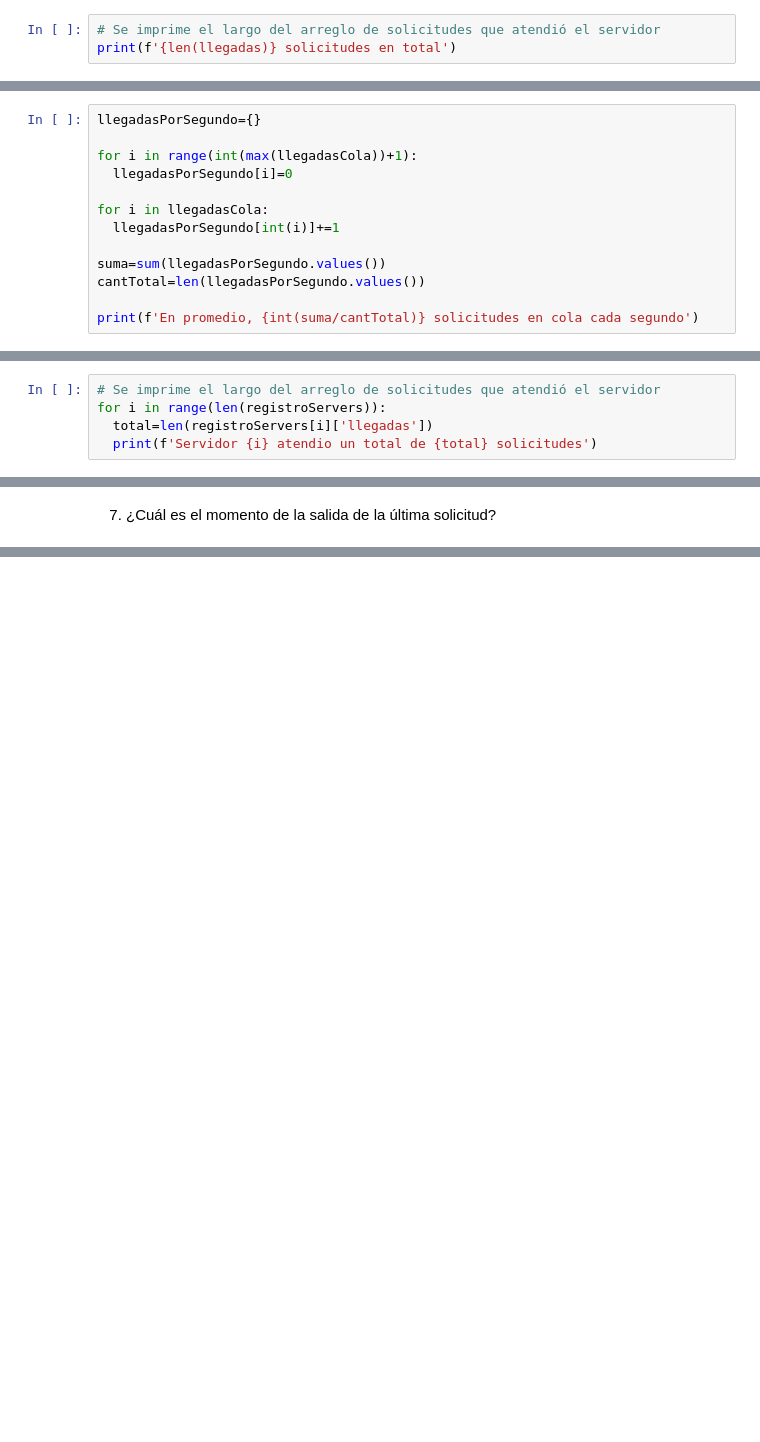
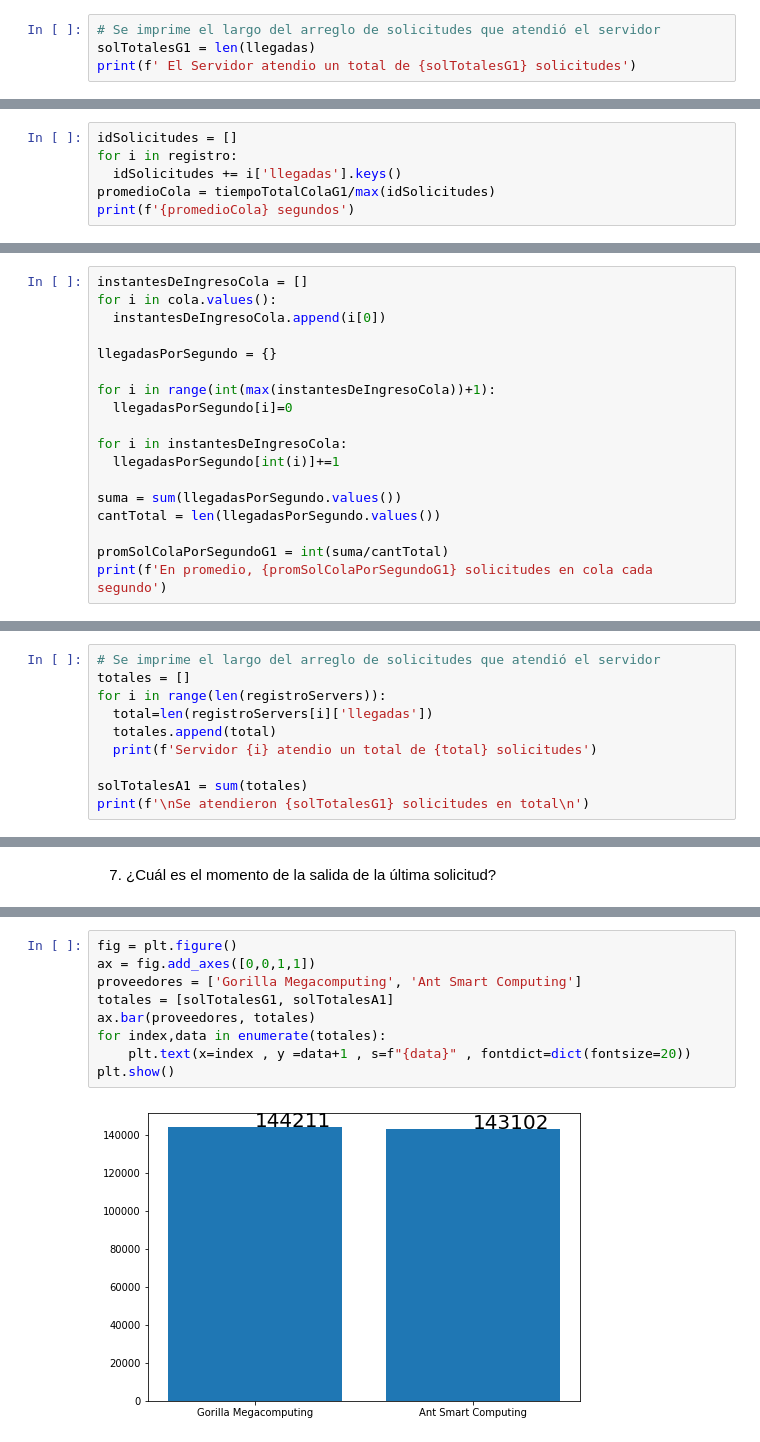
Before and after one commit to OJP98/Mini-proyecto-3-Modelos-y-Simulcacion, a Jupyter notebook: Simulacion_Miniproyecto3.ipynb, the cells around one changed output, grey strips where cells are left out. Drawn from its saved outputs; the diff is of its cells as text; blank space fills up the shorter version.

```diff
--- a/Simulacion_Miniproyecto3.ipynb
+++ b/Simulacion_Miniproyecto3.ipynb
@@ -153,5 +199,6 @@ Largo de cola: 287515
 1. ¿Cuántas solicitudes atendió cada servidor?
 # %%
 # Se imprime el largo del arreglo de solicitudes que atendió el servidor
-print(f'{len(llegadas)} solicitudes en total')
+solTotalesG1 = len(llegadas)
+print(f' El Servidor atendio un total de {solTotalesG1} solicitudes')
 # %% [output]
@@ -188,0 +249,6 @@ print(f'{promedioCola} segundos')
+# %%
+idSolicitudes = []
+for i in registro:
+  idSolicitudes += i['llegadas'].keys()
+promedioCola = tiempoTotalColaG1/max(idSolicitudes)
+print(f'{promedioCola} segundos')
@@ -189,16 +257,21 @@ print(f'{promedioCola} segundos')
 # %% [markdown]
 6. En promedio, ¿cuántas solicitudes estuvieron en cola cada segundo?
 # %%
-llegadasPorSegundo={}
+instantesDeIngresoCola = []
+for i in cola.values():
+  instantesDeIngresoCola.append(i[0])
 
-for i in range(int(max(llegadasCola))+1):
+llegadasPorSegundo = {}
+
+for i in range(int(max(instantesDeIngresoCola))+1):
   llegadasPorSegundo[i]=0
 
-for i in llegadasCola:
+for i in instantesDeIngresoCola:
   llegadasPorSegundo[int(i)]+=1
 
-suma=sum(llegadasPorSegundo.values())
-cantTotal=len(llegadasPorSegundo.values())
+suma = sum(llegadasPorSegundo.values())
+cantTotal = len(llegadasPorSegundo.values())
 
-print(f'En promedio, {int(suma/cantTotal)} solicitudes en cola cada segundo')
+promSolColaPorSegundoG1 = int(suma/cantTotal)
+print(f'En promedio, {promSolColaPorSegundoG1} solicitudes en cola cada segundo')
 # %% [output]
@@ -335,7 +293,12 @@ registroServers, registroCola, ultimoInstante=simularServerParalelo(cantServers=
 1. ¿Cuántas solicitudes atendió cada servidor?
 # %%
 # Se imprime el largo del arreglo de solicitudes que atendió el servidor
+totales = []
 for i in range(len(registroServers)):
   total=len(registroServers[i]['llegadas'])
+  totales.append(total)
   print(f'Servidor {i} atendio un total de {total} solicitudes')
+
+solTotalesA1 = sum(totales)
+print(f'\nSe atendieron {solTotalesG1} solicitudes en total\n')
 # %% [output]
@@ -739,0 +767,11 @@ Aspectos a tomar en cuenta:
+# %%
+fig = plt.figure()
+ax = fig.add_axes([0,0,1,1])
+proveedores = ['Gorilla Megacomputing', 'Ant Smart Computing']
+totales = [solTotalesG1, solTotalesA1]
+ax.bar(proveedores, totales)
+for index,data in enumerate(totales):
+    plt.text(x=index , y =data+1 , s=f"{data}" , fontdict=dict(fontsize=20))
+plt.show()
+# %% [output]
+[figure, added]
```
Also changed, not shown: parts of 138 cells of this notebook.
